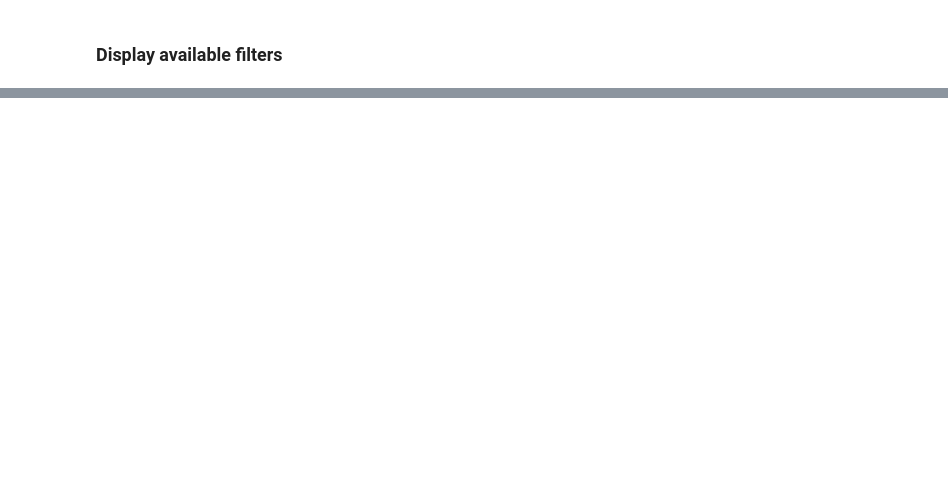
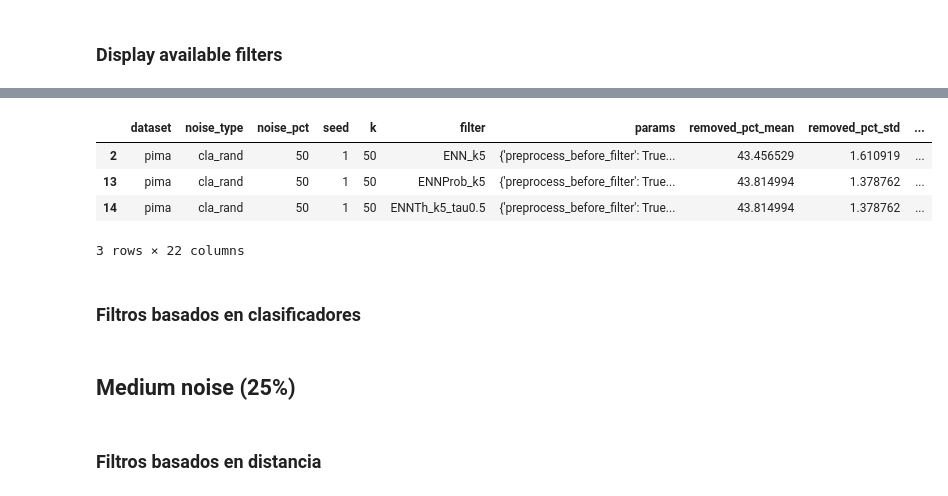
Before and after one commit to Juamp667/noislearn, a Jupyter notebook: testing.ipynb, the cells around one changed output, grey strips where cells are left out. Drawn from its saved outputs; the diff is of its cells as text; code cells hidden in the pictures; blank space fills up the shorter version.

```diff
--- a/testing.ipynb
+++ b/testing.ipynb
@@ -183,0 +261,21 @@ results = {
+# %%
+df = removal_summary_df.copy()
+df["method_base"] = df["filter"].str.split("_").str[0]
+best_by_filter_removal = (
+    df.sort_values(
+        by=["method_base", "f1_removal_mean", "mcc_mean", "recall_removal_mean"],
+        ascending=[True, False, False, False],
+    )
+    .groupby("method_base", as_index=False)
+    .head(1)
+    .sort_values("f1_removal_mean", ascending=False)
+)
+best_by_filter_removal
+# %% [output]
+|  | dataset | noise_type | noise_pct | seed | k | filter | params | removed_pct_mean | removed_pct_std | ... |
+| 2 | pima | cla_rand | 50 | 1 | 50 | ENN_k5 | {'preprocess_before_filter': True... | 43.456529 | 1.610919 | ... |
+| 13 | pima | cla_rand | 50 | 1 | 50 | ENNProb_k5 | {'preprocess_before_filter': True... | 43.814994 | 1.378762 | ... |
+| 14 | pima | cla_rand | 50 | 1 | 50 | ENNTh_k5_tau0.5 | {'preprocess_before_filter': True... | 43.814994 | 1.378762 | ... |
+3 rows × 22 columns
+# %% [markdown]
+### Filtros basados en clasificadores
@@ -183,0 +322,4 @@ results = {
+# %% [markdown]
+## Medium noise (25%)
+# %% [markdown]
+### Filtros basados en distancia
```
Also changed, not shown: parts of 36 cells of this notebook, 22 other files.
